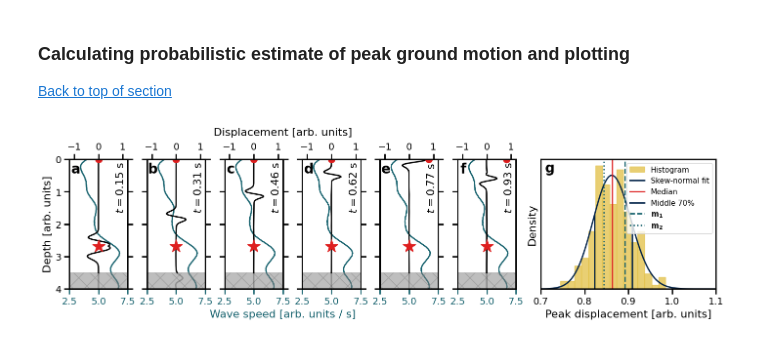
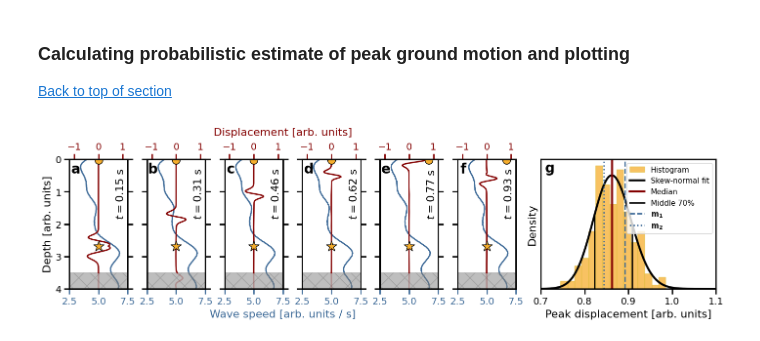
Before and after one commit to sscivier/gp-prob-earthquake-shaking, a Jupyter notebook: workflow_cuda.ipynb, the cells around one changed output. Cells and saved outputs as stored; diff of their text form; code cells hidden in the pictures.

Commit message:
update wavefield plot

```diff
--- a/workflow_cuda.ipynb
+++ b/workflow_cuda.ipynb
@@ -1063,64 +1063,65 @@ for col, ax in enumerate(axs.flat[:-1]):
         ax.set_ylabel("Depth [arb. units]")
 
     if col == 2:
-        ax2.set_xlabel("Displacement [arb. units]", labelpad=10, x=1)
-        ax.set_xlabel("Wave speed [arb. units / s]", color=colors[1], labelpad=5, x=1)
+        ax2.set_xlabel("Displacement [arb. units]", color="#830000", labelpad=10, x=1)
+        ax.set_xlabel("Wave speed [arb. units / s]", color="#3C6997", labelpad=5, x=1)
 
     if col != 0:
         ax.set_yticklabels([])
 
-    ax.tick_params(axis='x', labelcolor=colors[1], color=colors[1])
+    ax.tick_params(axis='x', labelcolor="#3C6997", color="#3C6997")
+    ax2.tick_params(axis='x', labelcolor="#830000", color="#830000")
 
     N = 90
 
-    ax.text(0.8, 0.6, f"$t = {N * (1 + col) * dt:0.2f}$ s", transform=ax.transAxes, fontsize=16, rotation="vertical")
+    ax.text(0.8, 0.55, f"$t = {N * (1 + col) * dt:0.2f}$ s", transform=ax.transAxes, fontsize=16, rotation="vertical")
 
-    ax2.plot(u_plot[N * (1 + col), :-pml_width], x[:-pml_width], color="black")
-    ax2.plot(u_plot[N * (1 + col), -pml_width - 1:], x[-pml_width - 1:], color="black", alpha=0.25)
-    ax.plot(velocity_samples[plot_idx], x, color=colors[1])
+    ax2.plot(u_plot[N * (1 + col), :-pml_width], x[:-pml_width], color="#830000")
+    ax2.plot(u_plot[N * (1 + col), -pml_width - 1:], x[-pml_width - 1:], color="#830000", alpha=0.25)
+    ax.plot(velocity_samples[plot_idx], x, color="#3C6997")
 
-    ax2.plot(0, src_idx * dx, color=colors[3], marker="*", markersize=20)
+    ax2.scatter(0, src_idx * dx, color="#F6AE2D", marker="*", s=256, edgecolor="black", zorder=5)
 
-    ax2.plot(peak_amplitudes[plot_idx, N * (1 + col)], 0, color=colors[3], marker="o", markersize=10)
+    ax2.scatter(peak_amplitudes[plot_idx, N * (1 + col)], 0.025, color="#F6AE2D", marker="o", s=128, edgecolor="black", zorder=2)
 
     ax2.fill_between([-1.2, 1.2], domain_size - pml_width * dx, 4, color="tab:grey", alpha=0.5, hatch="x")
 
-axs[-1].hist(peak_amplitudes[:, -1], bins=15, density=True, color=colors[2], alpha=0.75, label="Histogram", edgecolor=colors[2])
+axs[-1].hist(peak_amplitudes[:, -1], bins=15, density=True, color="#F6AE2D", alpha=0.75, label="Histogram", edgecolor=colors[2])
 
 x_hist = np.linspace(0, 1.2, 1000)
 y = pdf(x_hist)
 
-axs[-1].plot(x_hist, y, color=colors[0], label="Skew-normal fit")
+axs[-1].plot(x_hist, y, color="black", lw=3, label="Skew-normal fit")
 
-axs[-1].axvline(median, color=colors[3], lw=2, label="Median")
-axs[-1].plot([lower_bound, lower_bound], [0, pdf(lower_bound)], color=colors[0], lw=2, label="Middle 70%")
-axs[-1].plot([upper_bound, upper_bound], [0, pdf(upper_bound)], color=colors[0], lw=2)
+axs[-1].axvline(median, color="#830000", lw=3, label="Median")
+axs[-1].plot([lower_bound, lower_bound], [0, pdf(lower_bound)], color="black", lw=2, label="Middle 70%")
+axs[-1].plot([upper_bound, upper_bound], [0, pdf(upper_bound)], color="black", lw=2)
 
-axs[-1].axvline(peak_amplitudes_input_models[0, -1], color=colors[1], lw=2, ls="--", label=r"$\bf{m}_1$")
-axs[-1].axvline(peak_amplitudes_input_models[1, -1], color=colors[1], lw=2, ls=":", label=r"$\bf{m}_2$")
+axs[-1].axvline(peak_amplitudes_input_models[0, -1], color="#3C6997", lw=2, ls="--", label=r"$\bf{m}_1$")
+axs[-1].axvline(peak_amplitudes_input_models[1, -1], color="#3C6997", lw=2, ls=":", label=r"$\bf{m}_2$")
 
 # axs[-1].set_xlim([median - 4 * d_med_lower, median + 4.5 * d_med_upper])
 axs[-1].set_xlim([0.7, 1.1])
 
 axs[-1].set_yticks([])
 axs[-1].set_xlabel("Peak displacement [arb. units]", labelpad=5)
 axs[-1].set_ylabel("Density", labelpad=5)
 
 axs[-1].legend(fontsize=11)
 
 lposx = 0.1
 lposy = 0.925
 
 axs[0].text(lposx, lposy, r"$\bf{a}$", transform=axs[0].transAxes, fontsize=20, ha="center", va="center")
 axs[1].text(lposx, lposy, r"$\bf{b}$", transform=axs[1].transAxes, fontsize=20, ha="center", va="center")
 axs[2].text(lposx, lposy, r"$\bf{c}$", transform=axs[2].transAxes, fontsize=20, ha="center", va="center")
 axs[3].text(lposx, lposy, r"$\bf{d}$", transform=axs[3].transAxes, fontsize=20, ha="center", va="center")
 axs[4].text(lposx, lposy, r"$\bf{e}$", transform=axs[4].transAxes, fontsize=20, ha="center", va="center")
 axs[5].text(lposx, lposy, r"$\bf{f}$", transform=axs[5].transAxes, fontsize=20, ha="center", va="center")
 axs[6].text(0.05, lposy, r"$\bf{g}$", transform=axs[6].transAxes, fontsize=20, ha="center", va="center")
 
 # plt.savefig("./figures/wavefield_histogram.pdf", bbox_inches="tight")
 
 plt.show()
 # %% [output]
-[figure, old version]
+[figure, new version]
```
Also changed, not shown: 1 other file.
